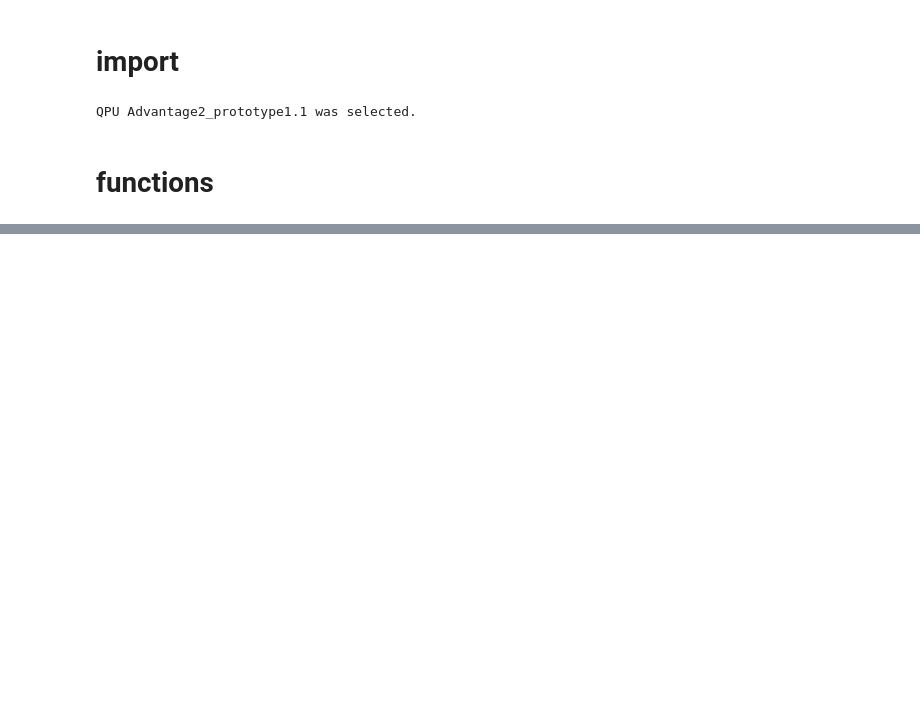
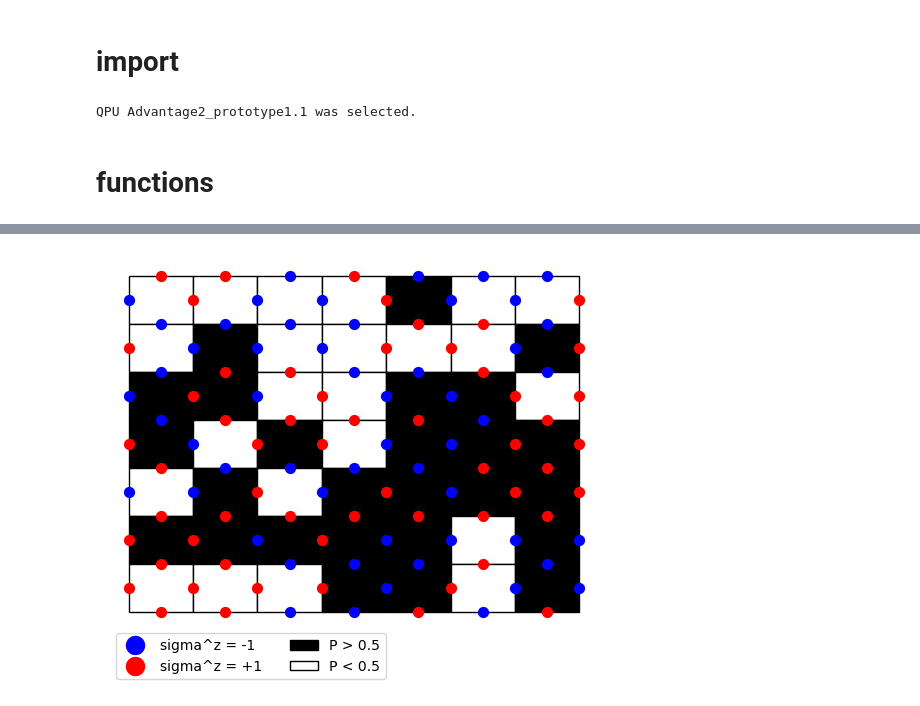
Before and after one commit to vdrouint/d-wave-other, a Jupyter notebook: zephyr-gauge-model.ipynb, the cells around one changed output, grey strips where cells are left out. Cells and saved outputs as stored; diff of their text form; code cells hidden in the pictures; blank space fills up the shorter version.

Commit message:
lattice embedding of random gauge model done

```diff
--- a/zephyr-gauge-model.ipynb
+++ b/zephyr-gauge-model.ipynb
@@ -268,0 +60,85 @@ response = sampler.sample_ising(h = {}, J=J_dict,
+# %%
+from matplotlib.pyplot import subplots
+from matplotlib.table import Table
+from matplotlib.patches import Patch
+from matplotlib.lines import Line2D
+
+Lx = 7; Ly = 7;
+#this is the plaquette values
+ary = np.random.rand(Lx,Ly)
+#random_colors = np.random.randint(0, 2, (Lx, Ly))
+#this is the individual qubit values (at nodes)
+node_values = np.random.randint(0, 2, (Lx+1, Ly+1))
+
+ybond_qubit = np.random.randint(0, 2, (Lx, Ly+1))
+xbond_qubit = np.random.randint(0, 2, (Lx+1, Ly))
+
+cell_colors=("white", "black")
+font_colors=("black", "white")
+node_colors = ("red", "blue")
+fmt="%.2f"
+figsize=None
+fontsize=None
+show_text = False
+
+fig, ax = subplots(figsize=figsize)
+ax.set_axis_off()
+#tb = Table(ax, bbox = [0,0,(Lx)/(Lx+1),Ly/(Ly+1)])
+
+
+
+# for ix in range(Lx +1):
+#     for iy in range(Ly +1):
+#         ax.scatter([ix], [iy], s=50, color = node_colors[node_values[ix, iy]])
+#ax.scatter([-5], [1], s=50, color = 'red')
+
+# n_rows, n_cols = ybond_qubit.shape
+# for (row_idx, col_idx), cell_val in np.ndenumerate(ybond_qubit):
+#     ax.scatter([row_idx/n_rows], [1.2*col_idx/n_cols], s=50, color = node_colors[cell_val])
+for (row_idx, col_idx), cell_val in np.ndenumerate(ybond_qubit):
+    ax.scatter([0.5 + row_idx], [col_idx], s=50, color = node_colors[cell_val])
+
+for (row_idx, col_idx), cell_val in np.ndenumerate(xbond_qubit):
+    ax.scatter([row_idx], [0.5+ col_idx], s=50, color = node_colors[cell_val])
+
+
+#tb = Table(ax, bbox = [0.0, 0.045, 1.0, 1.0])
+delta = 1/11/2
+tb = Table(ax, bbox = [delta, delta, 1 - 2*delta, 1-2*delta])
+
+n_rows, n_cols = ary.shape
+width, height = 1.0/(n_rows + 1) , 1.0/(n_cols + 1)
+for (row_idx, col_idx), cell_val in np.ndenumerate(ary):
+    idx = (col_idx + row_idx) % 2
+    color_code = int(cell_val > 0.5)
+    if show_text:
+        text_in = fmt % cell_val
+    else:
+        text_in = ""
+    tb.add_cell(
+        row_idx,
+        col_idx,
+        width,
+        height,
+        text=text_in,
+        loc="center",
+        facecolor=cell_colors[color_code],
+    )
+    tb._cells[(row_idx, col_idx)]._text.set_color(font_colors[color_code])
+
+ax.add_table(tb)
+tb.set_fontsize(fontsize)
+
+legend_elements = [Line2D([0], [0], marker='o', color='w', label='sigma^z = -1',
+                          markerfacecolor='blue', markersize=15),
+                   Line2D([0], [0], marker='o', color='w', label='sigma^z = +1',
+                          markerfacecolor='red', markersize=15),
+                   Patch(facecolor='black', edgecolor='black',
+                         label='P > 0.5'),
+                    Patch(facecolor='white', edgecolor='black',
+                         label='P < 0.5')]
+
+# Create the figure
+#fig, ax = plt.subplots()
+ax.legend(handles=legend_elements, bbox_to_anchor=(0.02, -0.01), loc='upper left', borderaxespad=0, ncol=2)
+# %% [output]
@@ -268,0 +146 @@ response = sampler.sample_ising(h = {}, J=J_dict,
+[figure, added]
```
Also changed, not shown: parts of 90 cells of this notebook.
